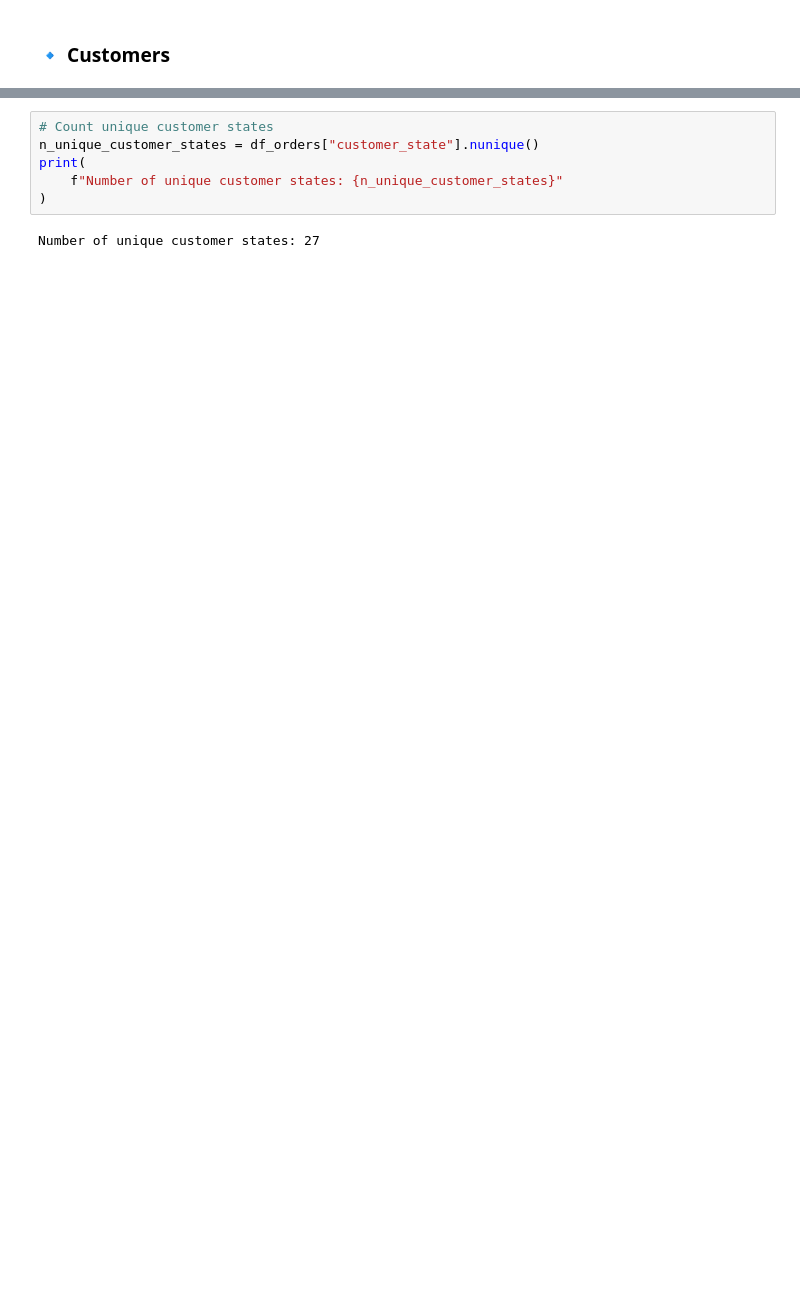
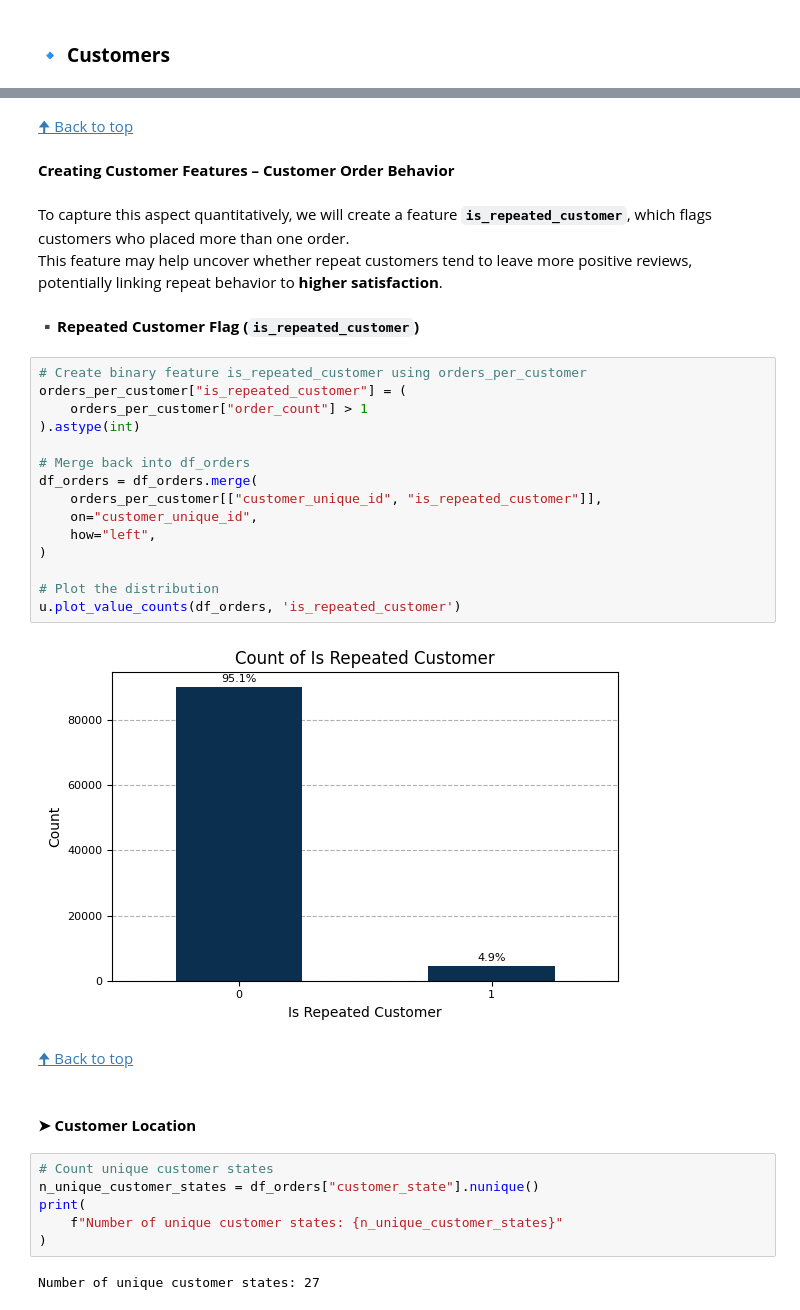
Before and after one commit to OlesyaEvseeva/customer-satisfaction-ecommerce, a Jupyter notebook: notebooks/02_data_integration_preprocessing.ipynb, the cells around one changed output, grey strips where cells are left out. Saved outputs shown, nothing was run; the diff lists cells and outputs as text; blank space fills up the shorter version.

```diff
--- a/notebooks/02_data_integration_preprocessing.ipynb
+++ b/notebooks/02_data_integration_preprocessing.ipynb
@@ -2967,3 +3051,34 @@ df_orders["is_small_seller_state"] = (
+# %% [markdown]
+[🠉 Back to top](#structure-of-the-notebook)
+# %% [markdown]
+**Creating Customer Features – Customer Order Behavior**
+# %% [markdown]
+To capture this aspect quantitatively, we will create a feature **`is_repeated_customer`**, which flags customers who placed more than one order.
+This feature may help uncover whether repeat customers tend to leave more positive reviews, potentially linking repeat behavior to **higher satisfaction**.
+# %% [markdown]
+**▪️Repeated Customer Flag (`is_repeated_customer`)**
+# %%
+# Create binary feature is_repeated_customer using orders_per_customer
+orders_per_customer["is_repeated_customer"] = (
+    orders_per_customer["order_count"] > 1
+).astype(int)
+
+# Merge back into df_orders
+df_orders = df_orders.merge(
+    orders_per_customer[["customer_unique_id", "is_repeated_customer"]],
+    on="customer_unique_id",
+    how="left",
+)
+
+# Plot the distribution
+u.plot_value_counts(df_orders, 'is_repeated_customer')
+# %% [output]
+[figure, added]
+# %% [markdown]
+[🠉 Back to top](#structure-of-the-notebook)
+# %% [markdown]
+<a id="customer-location"></a>
+#### **➤ Customer Location**
 # %%
 # Count unique customer states
 n_unique_customer_states = df_orders["customer_state"].nunique()
```
Also changed, not shown: parts of 41 cells of this notebook.
